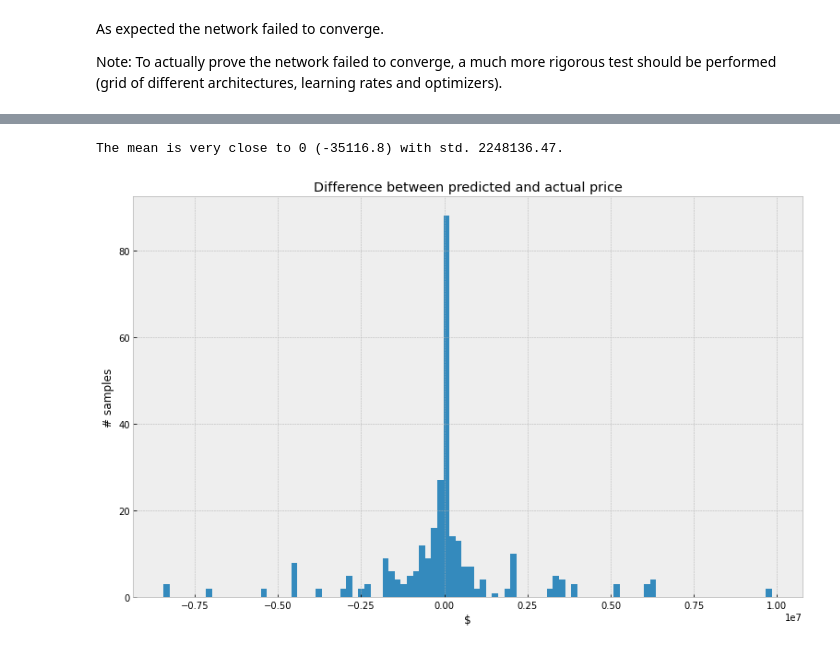
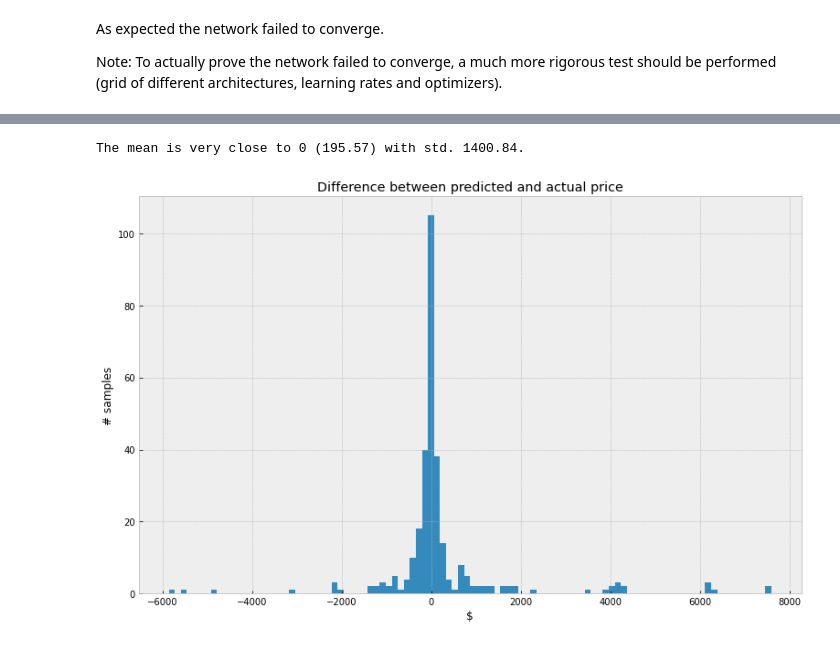
Before and after one commit to dolmani38/non-linear-regression, a Jupyter notebook: Keras - Regression using continuous and categorial variables with embedding.ipynb, the cells around one changed output, grey strips where cells are left out. Saved outputs shown, nothing was run; the diff lists cells and outputs as text; code cells hidden in the pictures.

```diff
--- a/Keras - Regression using continuous and categorial variables with embedding.ipynb
+++ b/Keras - Regression using continuous and categorial variables with embedding.ipynb
@@ -622,19 +574,27 @@ X_val /= train_std
+# %%
+area_mapping = EmbeddingMapping(X_train_categorical['area'])
+type_mapping = EmbeddingMapping(X_train_categorical['ctype'])
+
+X_train_categorical = X_train_categorical.assign(area_mapping=X_train_categorical['area'].apply(area_mapping.get_mapping))
+X_train_categorical = X_train_categorical.assign(type_mapping=X_train_categorical['ctype'].apply(type_mapping.get_mapping))
+X_val_categorical = X_val_categorical.assign(area_mapping=X_val_categorical['area'].apply(area_mapping.get_mapping))
+X_val_categorical = X_val_categorical.assign(type_mapping=X_val_categorical['ctype'].apply(type_mapping.get_mapping))
 # %%
 # Define the embedding input
 area_input = Input(shape=(1,), dtype='int32')
-area_output_dim = 4
+area_output_dim = 12
 # Let’s define the embedding layer and flatten it
 area_embedings = Embedding(output_dim=area_output_dim, input_dim=X_train_categorical.shape[0])(area_input)
 area_embedings = keras.layers.Reshape((area_output_dim,))(area_embedings)
 
 type_input = Input(shape=(1,), dtype='int32')
-type_output_dim = 16
+type_output_dim = 32
 # Let’s define the embedding layer and flatten it
 type_embedings = Embedding(output_dim=type_output_dim, input_dim=X_train_categorical.shape[0])(type_input)
 type_embedings = keras.layers.Reshape((type_output_dim,))(type_embedings)
 
 # Define the continuous variables input (just like before)
-continuous_input = Input(shape=(X_train.shape[1], ))
+continuous_input = Input(shape=(X_train_continuous.shape[1], ))
 
 # Concatenate continuous and embeddings inputs
 all_input = keras.layers.concatenate([continuous_input, area_embedings,type_embedings])
@@ -642,8 +602,8 @@ all_input = keras.layers.concatenate([continuous_input, area_embedings,type_embe
 
 # Define the model
 
-dense1 = Dense(50, activation='relu')(all_input)
-dense2 = Dense(20, activation='relu')(dense1)
+dense1 = Dense(100, activation='relu')(all_input)
+dense2 = Dense(50, activation='relu')(dense1)
 predictions = Dense(1)(dense2)
 
 # Note using the input object 'area_input' not 'area_embeddings'
@@ -672,11 +632,11 @@ Non-trainable params: 0
 __________________________________________________________________________________________________
 # %%
 
-epochs = 1000
+epochs = 10000
 
 # Note continuous and categorical columns are inserted in the same order as defined in all_inputs
-history = model.fit([X_train, X_train_categorical['area'],X_train_categorical['ctype']], y_train,
+history = model.fit([X_train_continuous, X_train_categorical['area_mapping'],X_train_categorical['type_mapping']], y_train,
           epochs=epochs, batch_size=128,
-          callbacks=[VerboseCallback(epochs)], verbose=0,
-          validation_data=([X_val, X_val_categorical['area'],X_val_categorical['ctype']], y_val))
+          callbacks=[periodic_logger_250], verbose=0,
+          validation_data=([X_val_continuous, X_val_categorical['area_mapping'],X_val_categorical['type_mapping']], y_val))
 # %% [output]
@@ -709,33 +684,33 @@ _ = plt.legend(handles=[train_loss_plot, val_loss_plot])
 df = y_val.copy()
 
 # Add a column for the model's predicted values
-df['pred'] = model.predict([X_val, X_val_categorical['area'],X_val_categorical['ctype']])
+df['pred'] = model.predict([X_val_continuous, X_val_categorical['area_mapping'],X_val_categorical['type_mapping']])
 
 # Calculate the difference between the predicted and the actual price
 df['diff'] = df['pred'] - df['price']
 
 # Calculate the absolute difference between the predicted and the actual price
 df['abs_diff'] = np.abs(df['diff'])
 
 # Calculate the percentage of the difference from the actual price
 df['%diff'] = 100 * (df['diff'] / df['price'])
 
 # Calculate the absolute percentage difference from the actual price
 df['abs_%diff'] = np.abs(df['%diff'])
 
 # Sort by the 'abs_diff' field and show the 5 largest mistakes in absolute values
 df.sort_values("abs_diff", ascending=False).head(5)
 
 # Calculate the mean and std. of the diff field
 diff_mean, diff_std = df['diff'].mean(), df['diff'].std()
 print("The mean is very close to 0 ({mean}) with std. {std}.".format(mean=round(diff_mean, 2), std=round(diff_std, 2)))
 
 # Here is the histogram of the differences
 plt.figure(figsize=(13,8))
 plt.hist(df['diff'], bins=100)
 plt.xlabel("$")
 plt.ylabel("# samples")
 _ = plt.title("Difference between predicted and actual price")
 # %% [output]
-The mean is very close to 0 (-35116.8) with std. 2248136.47.
+The mean is very close to 0 (195.57) with std. 1400.84.
-[figure, old version]
+[figure, new version]
```
Also changed, not shown: parts of 16 cells of this notebook.
